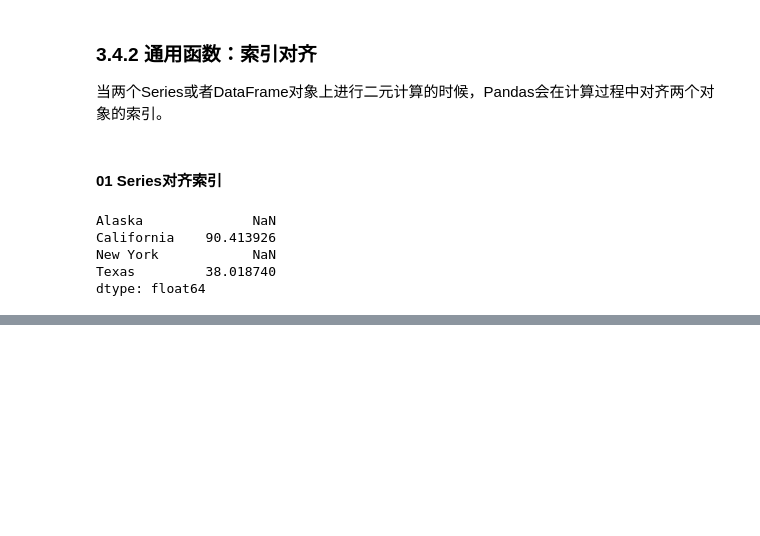
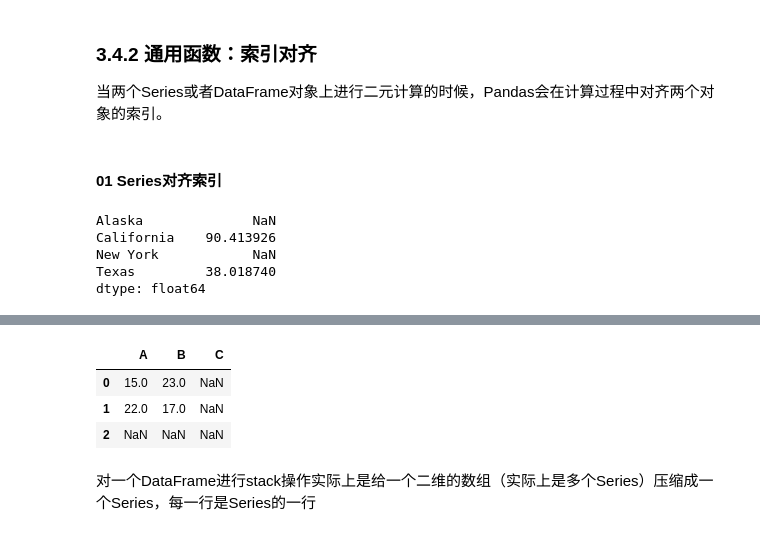
Before and after one commit to RGBRYANT24/DL_practice, a Jupyter notebook: data_science/pandas_learn.ipynb, the cells around one changed output, grey strips where cells are left out. Cells and saved outputs as stored; diff of their text form; code cells hidden in the pictures; blank space fills up the shorter version.

```diff
--- a/data_science/pandas_learn.ipynb
+++ b/data_science/pandas_learn.ipynb
@@ -587,0 +607,3 @@ dtype: float64
+# %%
+A = pd.DataFrame(rng.randint(0, 20, (2, 2)),columns=list('AB'))
+A
@@ -587,0 +622,9 @@ dtype: float64
+# %%
+A + B
+# %% [output]
+|  | A | B | C |
+| 0 | 15.0 | 23.0 | NaN |
+| 1 | 22.0 | 17.0 | NaN |
+| 2 | NaN | NaN | NaN |
+# %% [markdown]
+对一个DataFrame进行stack操作实际上是给一个二维的数组（实际上是多个Series）压缩成一个Series，每一行是Series的一行
```
Also changed, not shown: parts of 18 cells of this notebook.
